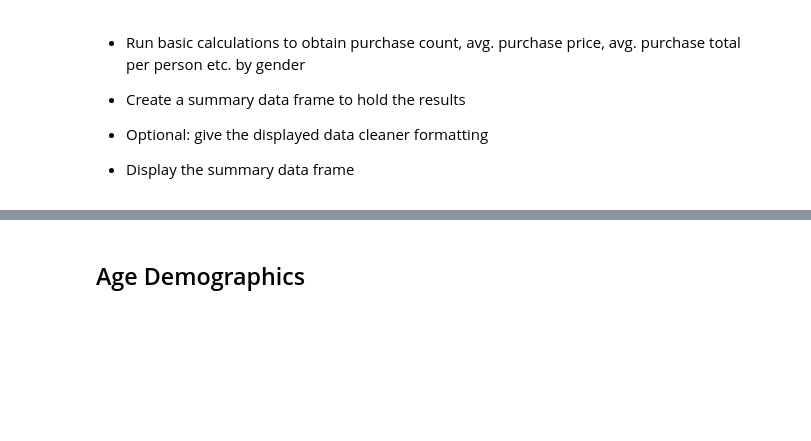
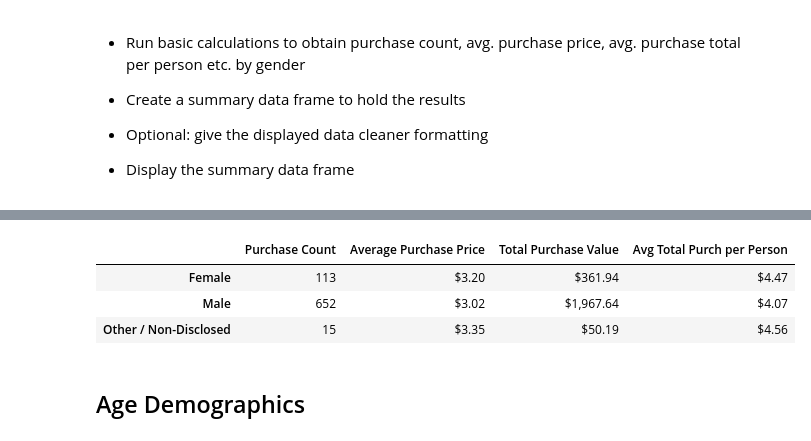
Before and after one commit to hinaabidi/pandas-challenge, a Jupyter notebook: HeroesOfPymoli/Homework_04-Pandas_Instructions_HeroesOfPymoli_HeroesOfPymoli_starter.ipynb, the cells around one changed output, grey strips where cells are left out. Drawn from its saved outputs; the diff is of its cells as text; code cells hidden in the pictures; blank space fills up the shorter version.

```diff
--- a/HeroesOfPymoli/Homework_04-Pandas_Instructions_HeroesOfPymoli_HeroesOfPymoli_starter.ipynb
+++ b/HeroesOfPymoli/Homework_04-Pandas_Instructions_HeroesOfPymoli_HeroesOfPymoli_starter.ipynb
@@ -44,0 +33,8 @@ df_count_of_players
+# %%
+df = purchase_data[["Age", "Gender", "SN"]].drop_duplicates()
+
+df_count_of_players = df.count()[0]
+df_count_of_players
+
+df_total = pd.DataFrame({"Total Number Of Players" : [df_count_of_players]})
+df_total
@@ -105,0 +88,8 @@ AttributeError: 'numpy.ndarray' object has no attribute 'value_counts'
+# %%
+
+by_gender=df['Gender'].value_counts()
+df
+perc=by_gender/df_count_of_players
+perc_df=pd.DataFrame({"Total Count": by_gender, "Percentage of Players": perc})
+perc_df['Percentage of Players']=perc_df["Percentage of Players"].map("{:,.2%}".format)
+perc_df
@@ -129,3 +117,26 @@ AttributeError: 'numpy.ndarray' object has no attribute 'value_counts'
+# %%
+purch_count=purchase_data.groupby(["Gender"]).count()['SN']
+
+avg_price=purchase_data.groupby(["Gender"]).mean()["Price"]
+
+total_purch_value=purchase_data.groupby(["Gender"]).sum()["Price"]
+total_purch_value
+avg_purch_person=total_purch_value/perc_df["Total Count"]
+avg_purch_person
+summary=pd.DataFrame({"Purchase Count": purch_count,
+                     "Average Purchase Price": avg_price,
+                     "Total Purchase Value": total_purch_value,
+                     "Avg Total Purch per Person": avg_purch_person})
+
+summary["Average Purchase Price"] = summary["Average Purchase Price"].map("${:,.2f}".format)
+summary["Total Purchase Value"] = summary["Total Purchase Value"].map("${:,.2f}".format)
+summary["Avg Total Purch per Person"] = summary["Avg Total Purch per Person"].map("${:,.2f}".format)
+summary
+# %% [output]
+|  | Purchase Count | Average Purchase Price | Total Purchase Value | Avg Total Purch per Person |
+| Female | 113 | $3.20 | $361.94 | $4.47 |
+| Male | 652 | $3.02 | $1,967.64 | $4.07 |
+| Other / Non-Disclosed | 15 | $3.35 | $50.19 | $4.56 |
 # %% [markdown]
 ## Age Demographics
 # %% [markdown]
```
Also changed, not shown: parts of 6 cells of this notebook, 3 other files.
